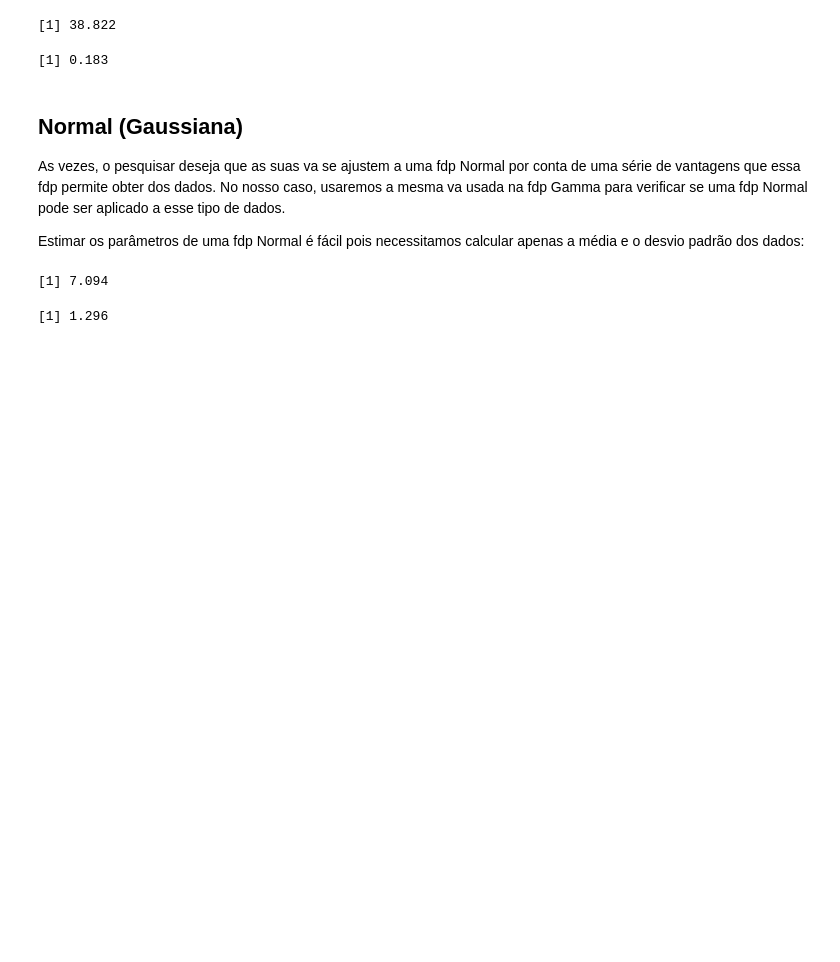
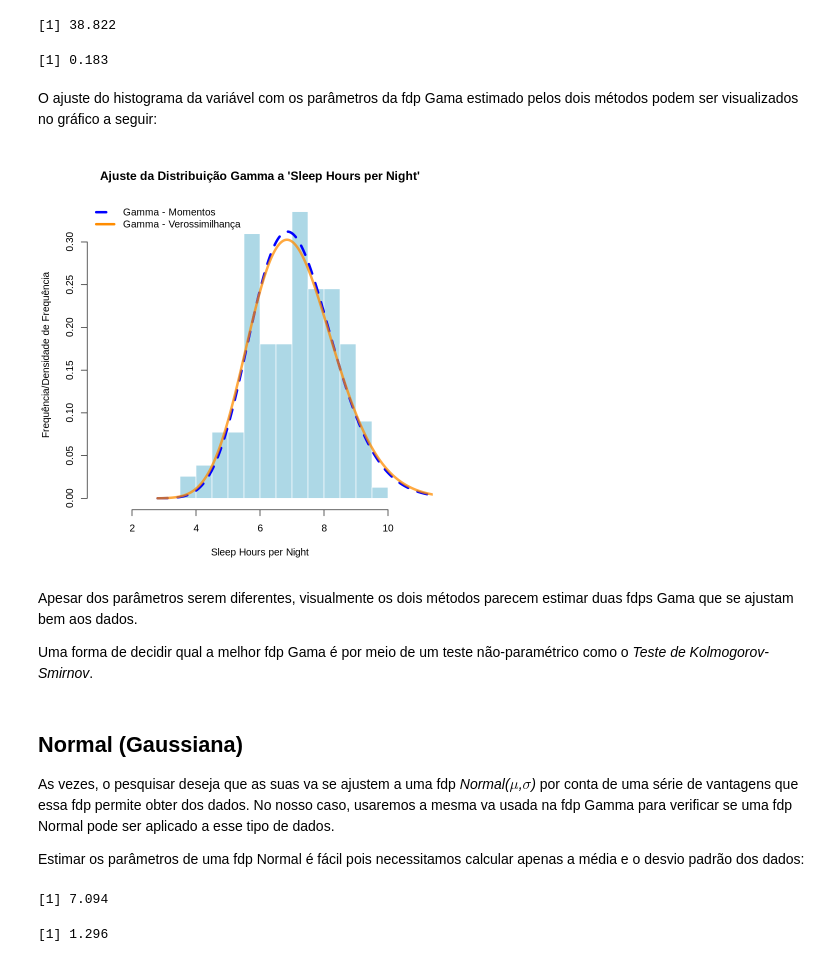
Before and after one commit to a-brhian/Probabilidade_e_Estatistica, a Jupyter notebook: Estimadores_DEVORE_cap06.ipynb, the cells around one changed output. Cells and saved outputs as stored; diff of their text form; code cells hidden in the pictures; blank space fills up the shorter version.

```diff
--- a/Estimadores_DEVORE_cap06.ipynb
+++ b/Estimadores_DEVORE_cap06.ipynb
@@ -137,10 +173,65 @@ alpha.p <- mean(dados.f$Sleep_Hours_Per_Night)^2/sd(dados.f$Sleep_Hours_Per_Nigh
 beta.p <- sd(dados.f$Sleep_Hours_Per_Night)/mean(dados.f$Sleep_Hours_Per_Night); round(beta.p,3)
 # %% [output]
 [1] 0.183
+# %% [markdown]
+O ajuste do histograma da variável com os parâmetros da fdp Gama estimado pelos dois métodos podem ser visualizados no gráfico a seguir:
+# %%
+# 1. Estimativa dos parâmetros pelos Momentos
+media_x <- mean(x)
+var_x <- var(x)
+
+shape_mom <- (media_x^2) / var_x
+rate_mom <- media_x / var_x
+
+# 2. Estimativa pela Máxima Verossimilhança
+fit_gamma <- suppressWarnings(fitdistr(x, "gamma"))
+
+shape_mle <- fit_gamma$estimate['shape']
+rate_mle <- fit_gamma$estimate['rate']
+
+# 3. Criar histograma da variável
+hist(x,
+     breaks = 20,
+     xlim = c(1,11),
+     freq = FALSE,
+     col = "lightblue",
+     border = "white",
+     main = "Ajuste da Distribuição Gamma a 'Sleep Hours per Night'",
+     xlab = "Sleep Hours per Night",
+     ylab = "Frequência/Densidade de Frequência")
+
+# 4. Sobrepor as densidades estimadas
+
+# Sequência para traçar as densidades
+x_seq <- seq(min(x)-1, max(x)+2, length.out = 500)
+
+# Densidade Gamma pelos Momentos
+dens_mom <- dgamma(x_seq, shape = shape_mom, rate = rate_mom)
+
+# Densidade Gamma pela Verossimilhança
+dens_mle <- dgamma(x_seq, shape = shape_mle, rate = rate_mle)
+
+# Linhas de densidade
+lines(x_seq, dens_mom, col = "blue", lwd = 4, lty = 2)
+lines(x_seq, dens_mle, col = adjustcolor("darkorange",.75), lwd = 4, lty = 1)
+
+# 5. Legenda
+legend("topleft",
+       legend = c("Gamma - Momentos", "Gamma - Verossimilhança"),
+       col = c("blue", "darkorange"),
+       lwd = 4,
+       lty = c(2, 1),
+       bty = "n")
+# %% [output]
+[figure, added]
+# %% [markdown]
+Apesar dos parâmetros serem diferentes, visualmente os dois métodos parecem estimar duas fdps Gama que se ajustam bem aos dados.
+
+Uma forma de decidir qual a melhor fdp Gama é por meio de um teste não-paramétrico como o *Teste de Kolmogorov-Smirnov*.
 # %% [markdown]
 ## Normal (Gaussiana)
 
-As vezes, o pesquisar deseja que as suas va se ajustem a uma fdp Normal por conta de uma série de vantagens que essa fdp permite obter dos dados. No nosso caso, usaremos a mesma va usada na fdp Gamma para verificar se uma fdp Normal pode ser aplicado a esse tipo de dados.
+As vezes, o pesquisar deseja que as suas va se ajustem a uma fdp *Normal($\mu$,$\sigma$)* por conta de uma série de vantagens que essa fdp permite obter dos dados. No nosso caso, usaremos a mesma va usada na fdp Gamma para verificar se uma fdp Normal pode ser aplicado a esse tipo de dados.
 
 Estimar os parâmetros de uma fdp Normal é fácil pois necessitamos calcular apenas a média e o desvio padrão dos dados:
 # %%
```
Also changed, not shown: parts of 21 cells of this notebook.
